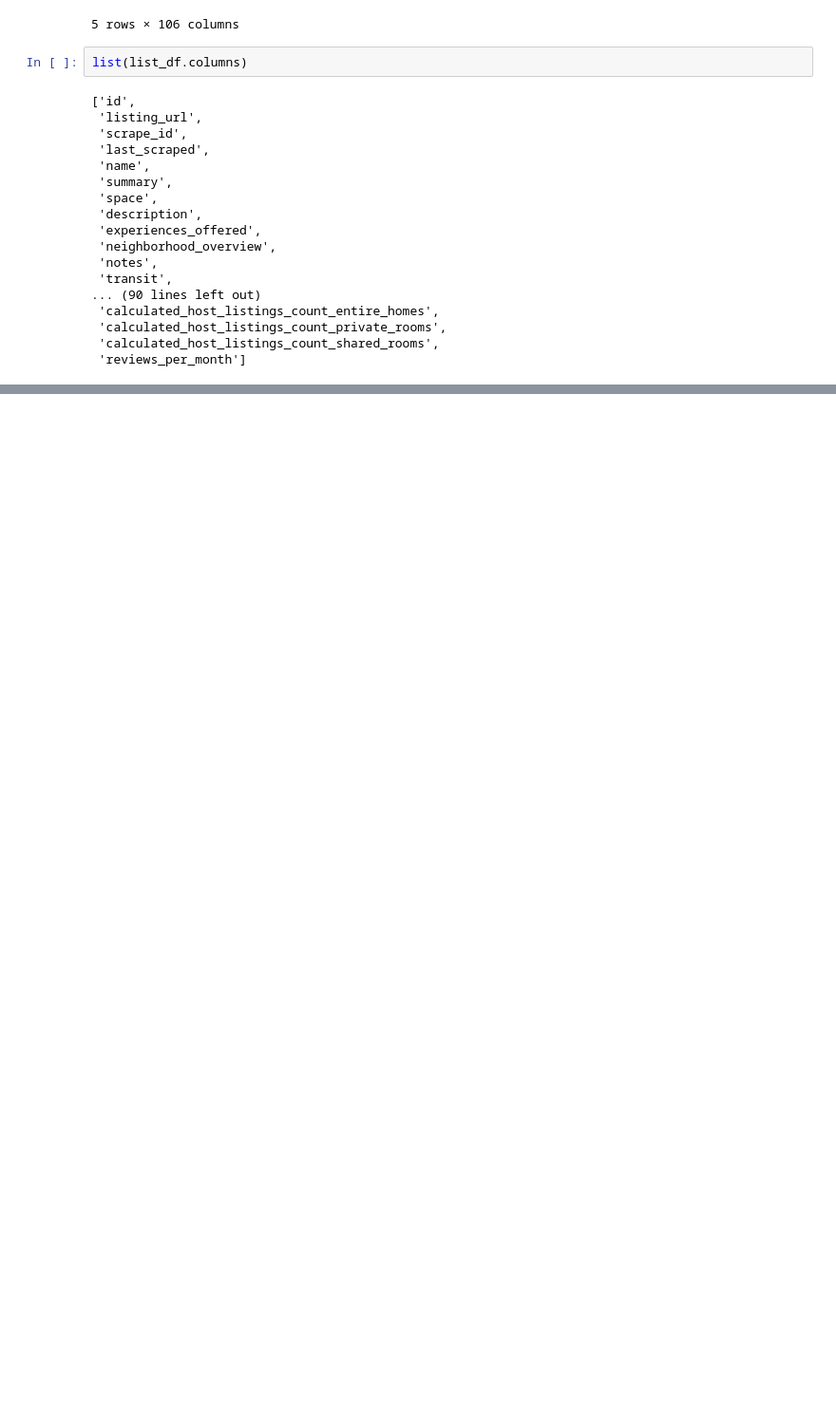
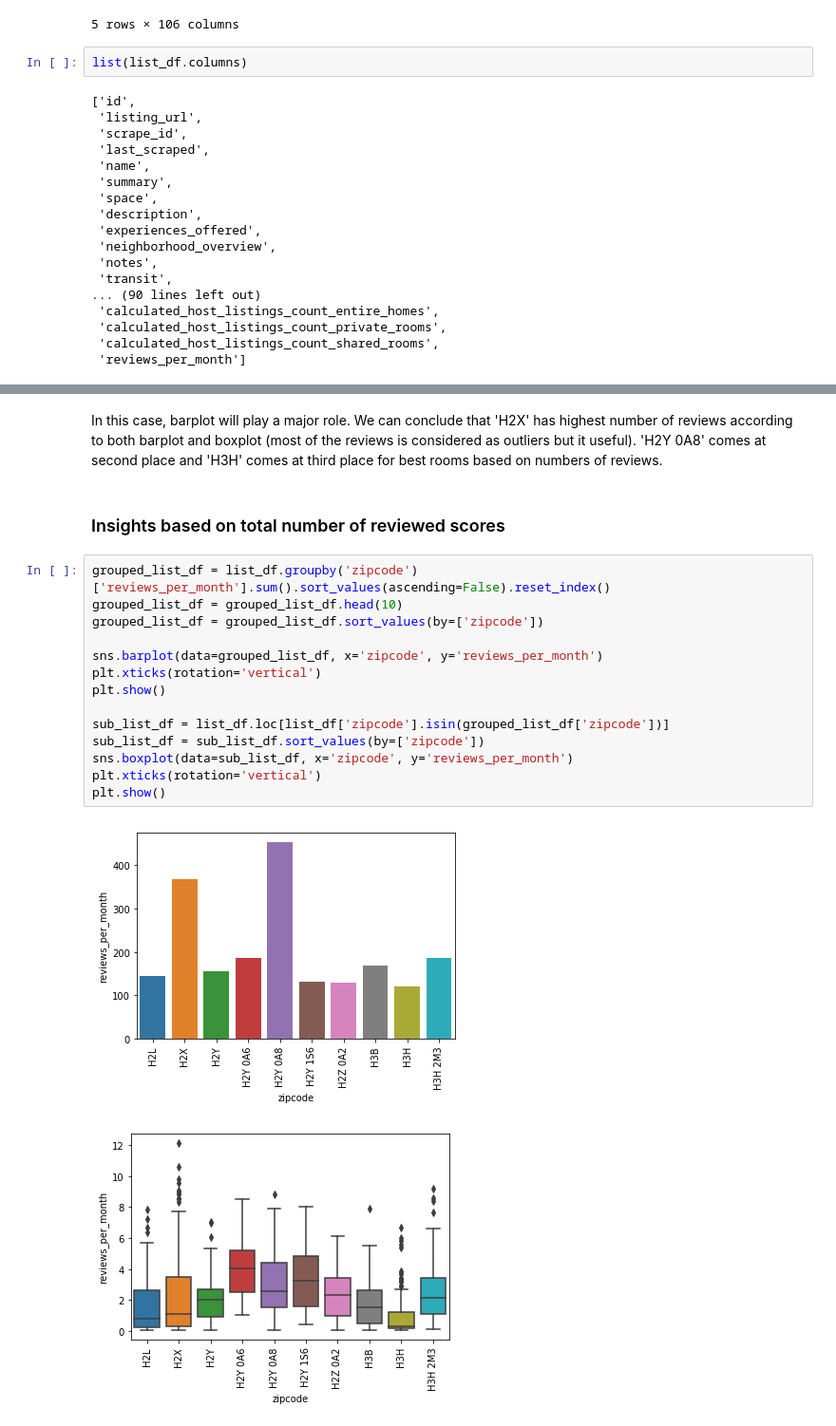
Before and after one commit to rajatsharma369007/montreal_airbnb, a Jupyter notebook: crisp-dm.ipynb, the cells around one changed output, grey strips where cells are left out. Shown at 95% size. Cells and saved outputs as stored; diff of their text form; blank space fills up the shorter version.

```diff
--- a/crisp-dm.ipynb
+++ b/crisp-dm.ipynb
@@ -174,0 +210,21 @@ list(list_df.columns)
+# %% [markdown]
+In this case, barplot will play a major role. We can conclude that 'H2X' has highest number of reviews according to both barplot and boxplot (most of the reviews is considered as outliers but it useful). 'H2Y 0A8' comes at second place and 'H3H' comes at third place for best rooms based on numbers of reviews.
+# %% [markdown]
+### Insights based on total number of reviewed scores
+# %%
+grouped_list_df = list_df.groupby('zipcode')['reviews_per_month'].sum().sort_values(ascending=False).reset_index()
+grouped_list_df = grouped_list_df.head(10)
+grouped_list_df = grouped_list_df.sort_values(by=['zipcode'])
+
+sns.barplot(data=grouped_list_df, x='zipcode', y='reviews_per_month')
+plt.xticks(rotation='vertical')
+plt.show()
+
+sub_list_df = list_df.loc[list_df['zipcode'].isin(grouped_list_df['zipcode'])]
+sub_list_df = sub_list_df.sort_values(by=['zipcode'])
+sns.boxplot(data=sub_list_df, x='zipcode', y='reviews_per_month')
+plt.xticks(rotation='vertical')
+plt.show()
+# %% [output]
+[figure, added]
+[figure, added]
```
Also changed, not shown: parts of 31 cells of this notebook, 1 other file.
